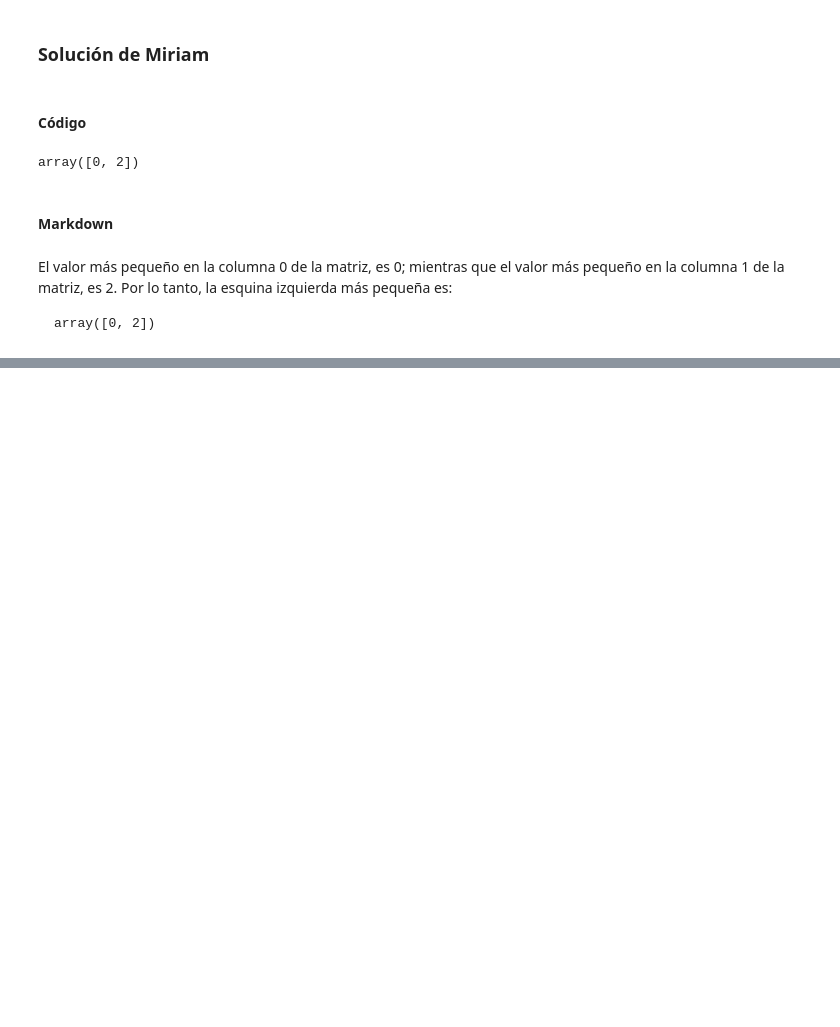
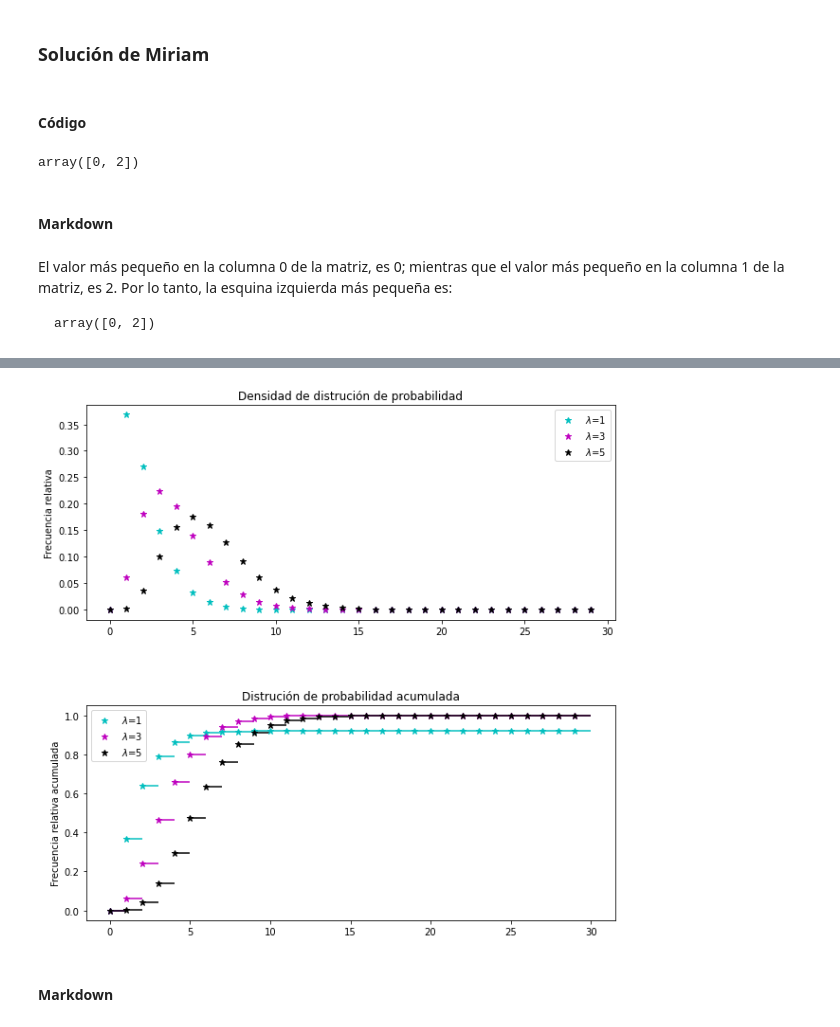
Before and after one commit to danielch4/TareaConjunto_MERosas_HDChavez, a Jupyter notebook: Tarea2_MERosas_HDChavez.ipynb, the cells around one changed output, grey strips where cells are left out. Cells and saved outputs as stored; diff of their text form; code cells hidden in the pictures; blank space fills up the shorter version.

```diff
--- a/Tarea2_MERosas_HDChavez.ipynb
+++ b/Tarea2_MERosas_HDChavez.ipynb
@@ -348,0 +415,31 @@ array([0, 2])
+# %%
+# Ahora crea una función tal que al llamarla cree una gráfica de p(k) para un lambda dado
+def plotExponential(lamb, N, cycol):
+    k = np.arange(N)
+    L = lamb * np.ones(len(k))
+    lista = p(lamb, k)
+    c = next(cycol)
+    ax1.plot(lista , "*", c = c, label = "$\lambda$=%d" % lamb, markersize = 7)
+    ax1.legend()
+    ax2.plot(np.cumsum(lista), "*", c = c, label = "$\lambda$=%s" % lamb, markersize = 7)
+    ax2.legend()
+    ax2.hlines(np.cumsum(lista), range(len(lista)), range(1, len(lista) + 1), color = c)
+
+# Generar gráficas en diferentes subplots
+fig, (ax1, ax2) = plt.subplots(2, 1);
+fig.set_figheight(10)
+fig.set_figwidth(10)
+ax1.title.set_text("Densidad de distrución de probabilidad")
+ax2.title.set_text("Distrución de probabilidad acumulada")
+ax1.set_ylabel("Frecuencia relativa")
+ax2.set_ylabel("Frecuencia relativa acumulada")
+
+# Forma vectorizada
+l = [1, 3, 5]
+[plotExponential(i, N, cycol) for i in l]
+plt.subplots_adjust(hspace = .4)
+plt.show()
+# %% [output]
+[figure, added]
+# %% [markdown]
+#### Markdown
```
Also changed, not shown: parts of 10 cells of this notebook.
